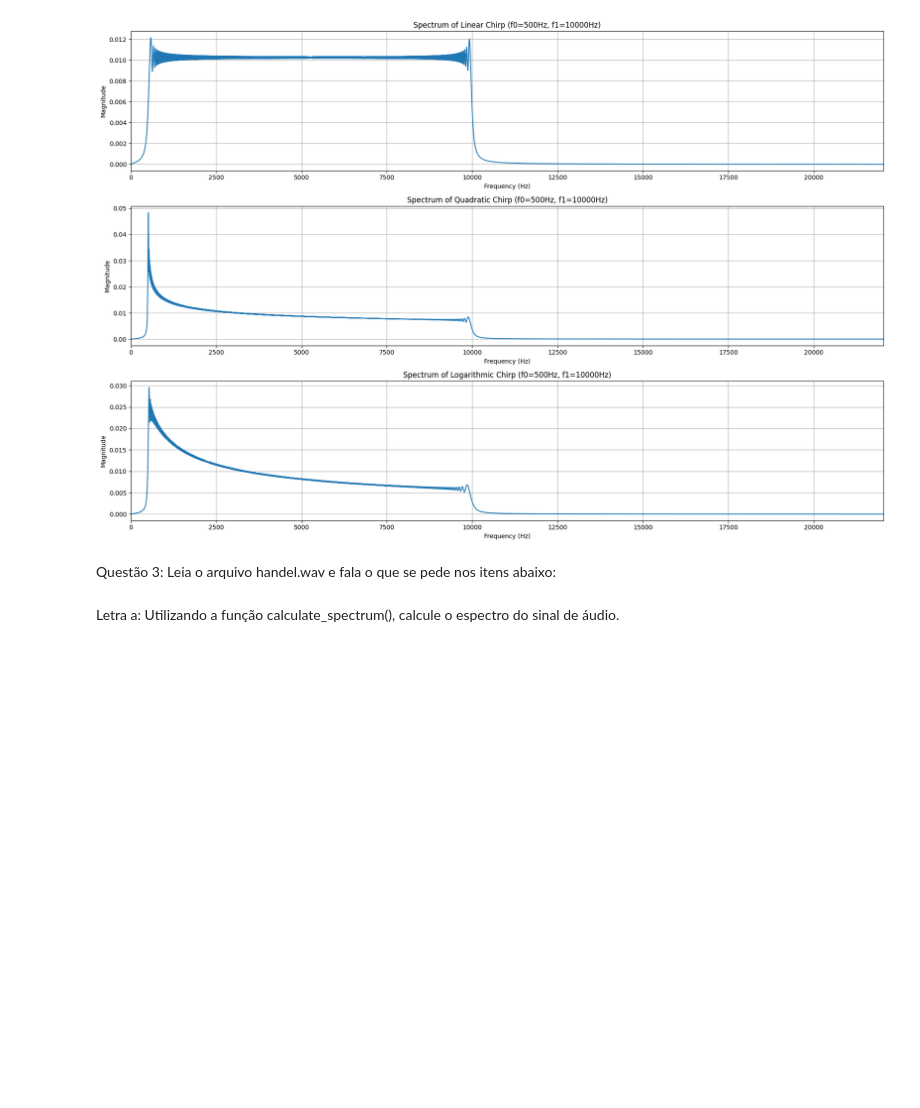
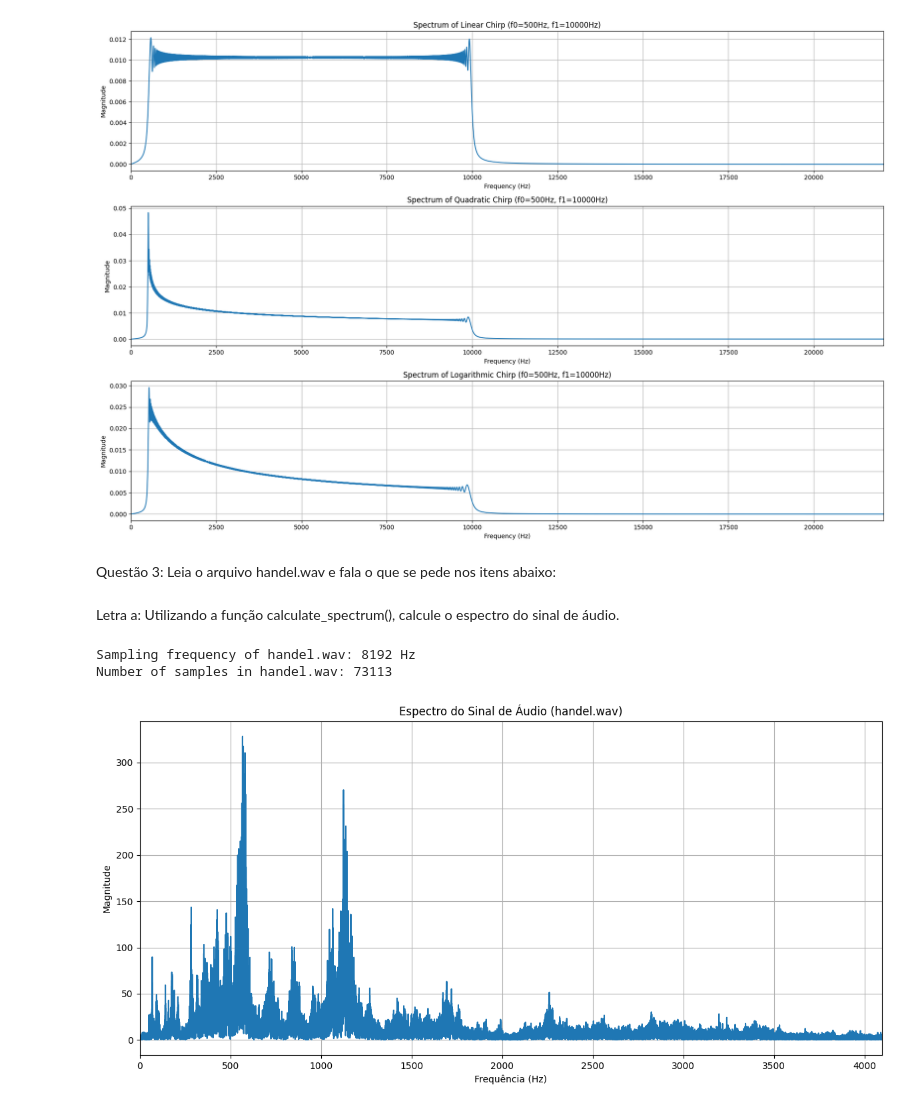
Before and after one commit to JuliaVillaVerde/Aula-1_Processamentos-de-Sinais, a Jupyter notebook: Aula2_Processamento_de_Sinais_.ipynb, the cells around one changed output. Saved outputs shown, nothing was run; the diff lists cells and outputs as text; code cells hidden in the pictures; blank space fills up the shorter version.

```diff
--- a/Aula2_Processamento_de_Sinais_.ipynb
+++ b/Aula2_Processamento_de_Sinais_.ipynb
@@ -231,0 +263,67 @@ o espectro do sinal de áudio.
+# %%
+import scipy.io.wavfile as wavfile
+import matplotlib.pyplot as plt
+
+# Path to the audio file
+audio_file_path = '/content/handel.wav'
+
+# Read the audio file
+# This returns the sampling rate (fs) and the signal data (signal)
+fs_audio, signal_audio = wavfile.read(audio_file_path)
+
+print(f"Sampling frequency of handel.wav: {fs_audio} Hz")
+print(f"Number of samples in handel.wav: {len(signal_audio)}")
+# %% [output]
+Sampling frequency of handel.wav: 8192 Hz
+Number of samples in handel.wav: 73113
+# %%
+import numpy as np
+from scipy.fft import fft, fftfreq
+
+def calculate_spectrum(signal, sampling_frequency, single_sided=True):
+    """
+    Calculates the amplitude spectrum of a signal.
+
+    Args:
+        signal (np.ndarray): The time-domain signal.
+        sampling_frequency (float): The sampling frequency of the signal (Hz).
+        single_sided (bool): If True, returns the single-sided spectrum (positive frequencies).
+                             If False, returns the full spectrum (positive and negative frequencies).
+
+    Returns:
+        tuple: A tuple containing:
+            - frequencies (np.ndarray): Array of frequencies (Hz).
+            - amplitudes (np.ndarray): Array of corresponding amplitude magnitudes.
+    """
+    N = len(signal) # Number of sample points
+    T = 1.0 / sampling_frequency # Sample spacing
+
+    # Perform the FFT
+    yf = fft(signal)
+
+    if single_sided:
+        xf = fftfreq(N, T)[:N//2] # Frequencies for the positive half of the spectrum
+        # Calculate the single-sided amplitude spectrum
+        # np.abs(yf[0:N//2]) gets the magnitude of the positive frequencies
+        amplitudes = 1.0/N * np.abs(yf[0:N//2])
+    else:
+        xf = fftfreq(N, T) # All frequencies
+        amplitudes = 1.0/N * np.abs(yf)
+
+    return xf, amplitudes
+
+# Calculate the spectrum using the provided function
+freqs_audio, spectrum_audio = calculate_spectrum(signal_audio, fs_audio)
+
+# Plot the spectrum
+plt.figure(figsize=(12, 6))
+plt.plot(freqs_audio, spectrum_audio)
+plt.title('Espectro do Sinal de Áudio (handel.wav)')
+plt.xlabel('Frequência (Hz)')
+plt.ylabel('Magnitude')
+plt.xlim(0, fs_audio / 2) # Show up to Nyquist frequency
+plt.grid(True)
+plt.tight_layout()
+plt.show()
+# %% [output]
+[figure, added]
```
Also changed, not shown: parts of 3 cells of this notebook.
